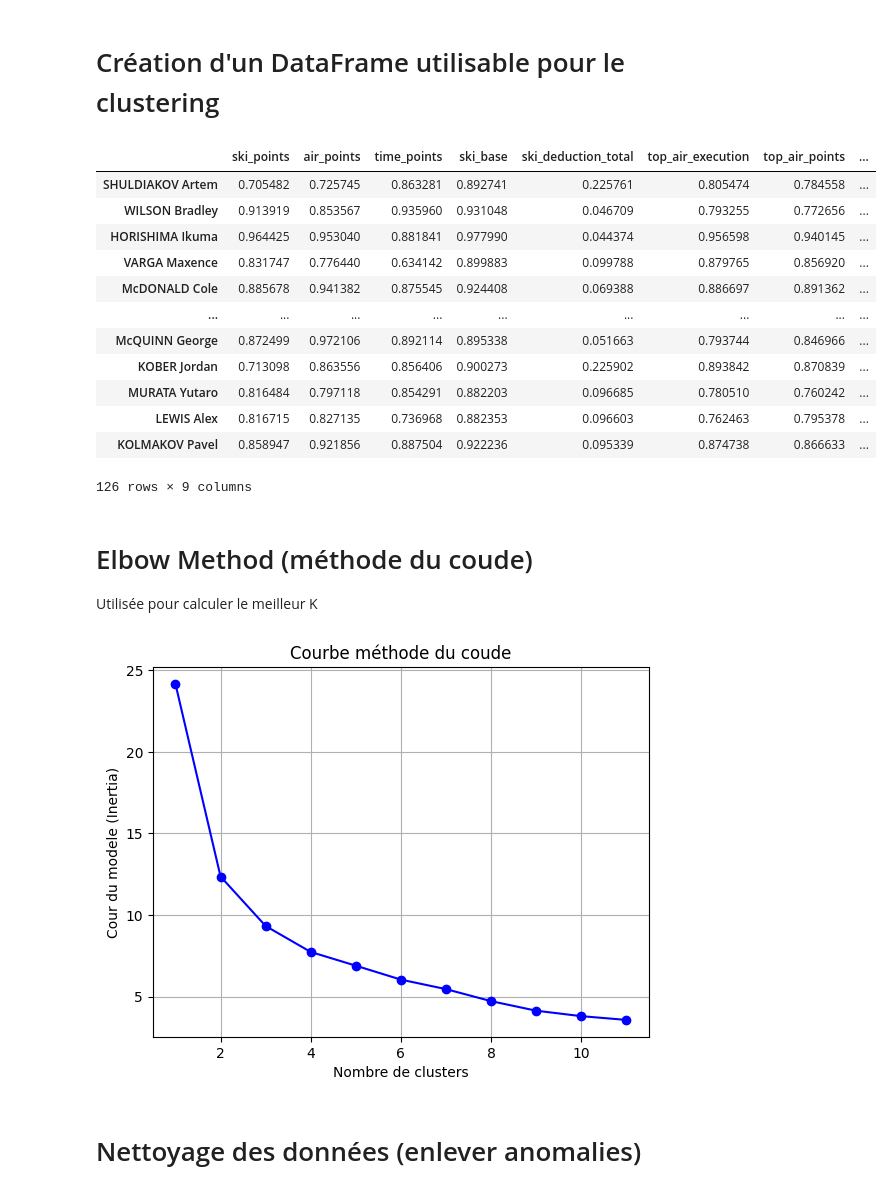
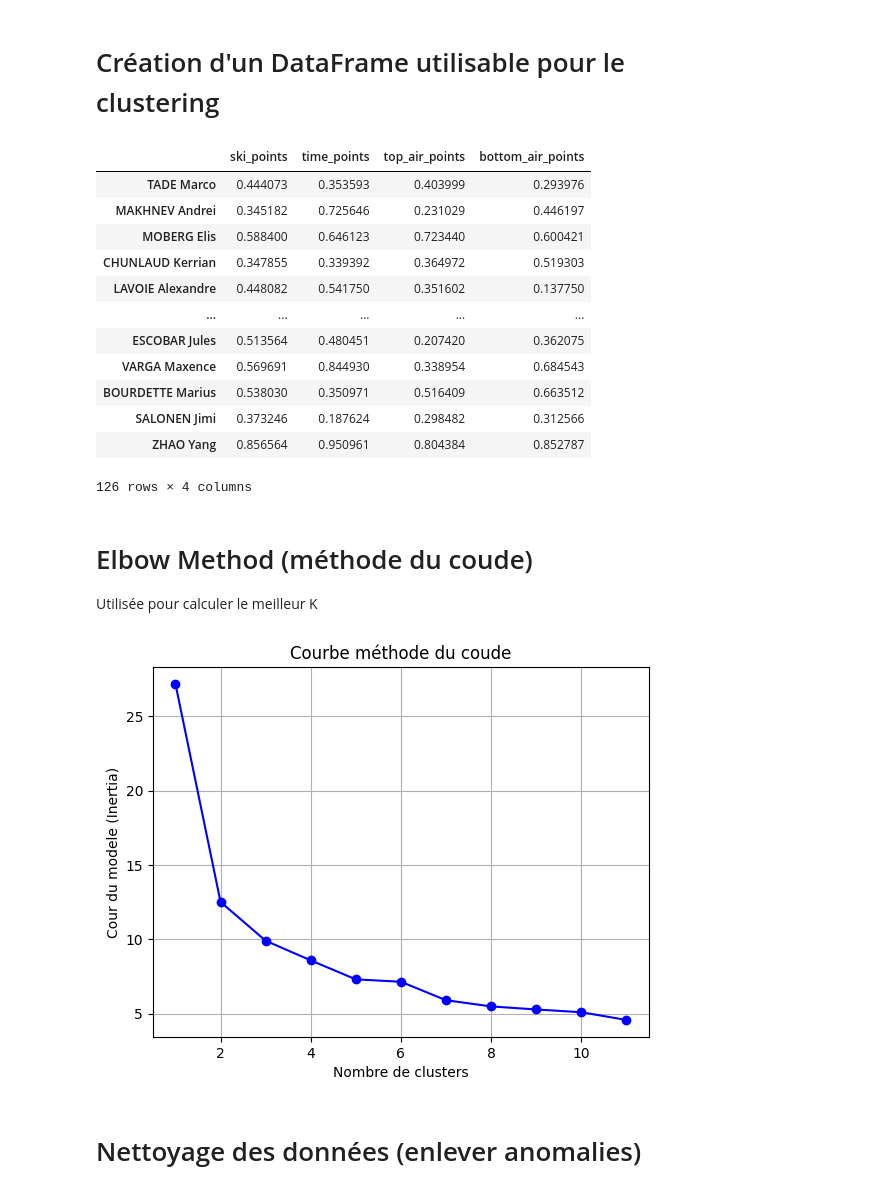
Before and after one commit to tomjeannesson/ENSIMAG3A-COD-IA, a Jupyter notebook: lib/clustering-test.ipynb, the cells around one changed output. Cells and saved outputs as stored; diff of their text form; code cells hidden in the pictures.

```diff
--- a/lib/clustering-test.ipynb
+++ b/lib/clustering-test.ipynb
@@ -46,22 +47,25 @@ len(athletes_data)
 # %% [markdown]
 # Création d'un DataFrame utilisable pour le clustering
 # %%
-df_athletes = extractor.create_dataframe_clustering(athletes_data=athletes_data, exceptions=["total_points"])
+df_athletes = extractor.create_dataframe_clustering(
+    athletes_data=athletes_data,
+    exceptions=["air_points", "ski_base", "ski_deduction_total", "total_points", "top_air_execution", "bottom_air_execution"],
+)
 df_athletes
 # %% [output]
-|  | ski_points | air_points | time_points | ski_base | ski_deduction_total | top_air_execution | top_air_points | ... |
-| SHULDIAKOV Artem | 0.705482 | 0.725745 | 0.863281 | 0.892741 | 0.225761 | 0.805474 | 0.784558 | ... |
-| WILSON Bradley | 0.913919 | 0.853567 | 0.935960 | 0.931048 | 0.046709 | 0.793255 | 0.772656 | ... |
-| HORISHIMA Ikuma | 0.964425 | 0.953040 | 0.881841 | 0.977990 | 0.044374 | 0.956598 | 0.940145 | ... |
-| VARGA Maxence | 0.831747 | 0.776440 | 0.634142 | 0.899883 | 0.099788 | 0.879765 | 0.856920 | ... |
-| McDONALD Cole | 0.885678 | 0.941382 | 0.875545 | 0.924408 | 0.069388 | 0.886697 | 0.891362 | ... |
-| ... | ... | ... | ... | ... | ... | ... | ... | ... |
-| McQUINN George | 0.872499 | 0.972106 | 0.892114 | 0.895338 | 0.051663 | 0.793744 | 0.846966 | ... |
-| KOBER Jordan | 0.713098 | 0.863556 | 0.856406 | 0.900273 | 0.225902 | 0.893842 | 0.870839 | ... |
-| MURATA Yutaro | 0.816484 | 0.797118 | 0.854291 | 0.882203 | 0.096685 | 0.780510 | 0.760242 | ... |
-| LEWIS Alex | 0.816715 | 0.827135 | 0.736968 | 0.882353 | 0.096603 | 0.762463 | 0.795378 | ... |
-| KOLMAKOV Pavel | 0.858947 | 0.921856 | 0.887504 | 0.922236 | 0.095339 | 0.874738 | 0.866633 | ... |
+|  | ski_points | time_points | top_air_points | bottom_air_points |
+| TADE Marco | 0.444073 | 0.353593 | 0.403999 | 0.293976 |
+| MAKHNEV Andrei | 0.345182 | 0.725646 | 0.231029 | 0.446197 |
+| MOBERG Elis | 0.588400 | 0.646123 | 0.723440 | 0.600421 |
+| CHUNLAUD Kerrian | 0.347855 | 0.339392 | 0.364972 | 0.519303 |
+| LAVOIE Alexandre | 0.448082 | 0.541750 | 0.351602 | 0.137750 |
+| ... | ... | ... | ... | ... |
+| ESCOBAR Jules | 0.513564 | 0.480451 | 0.207420 | 0.362075 |
+| VARGA Maxence | 0.569691 | 0.844930 | 0.338954 | 0.684543 |
+| BOURDETTE Marius | 0.538030 | 0.350971 | 0.516409 | 0.663512 |
+| SALONEN Jimi | 0.373246 | 0.187624 | 0.298482 | 0.312566 |
+| ZHAO Yang | 0.856564 | 0.950961 | 0.804384 | 0.852787 |
-126 rows × 9 columns
+126 rows × 4 columns
 # %% [markdown]
 # Elbow Method (méthode du coude)
 Utilisée pour calculer le meilleur K
@@ -79,7 +83,7 @@ plt.title("Courbe méthode du coude")
 plt.grid(1)
 plt.show()
 # %% [output]
-[figure, old version]
+[figure, new version]
 # %% [markdown]
 # Nettoyage des données (enlever anomalies)
 # %%
```
Also changed, not shown: parts of 5 cells of this notebook, 1 other file.
